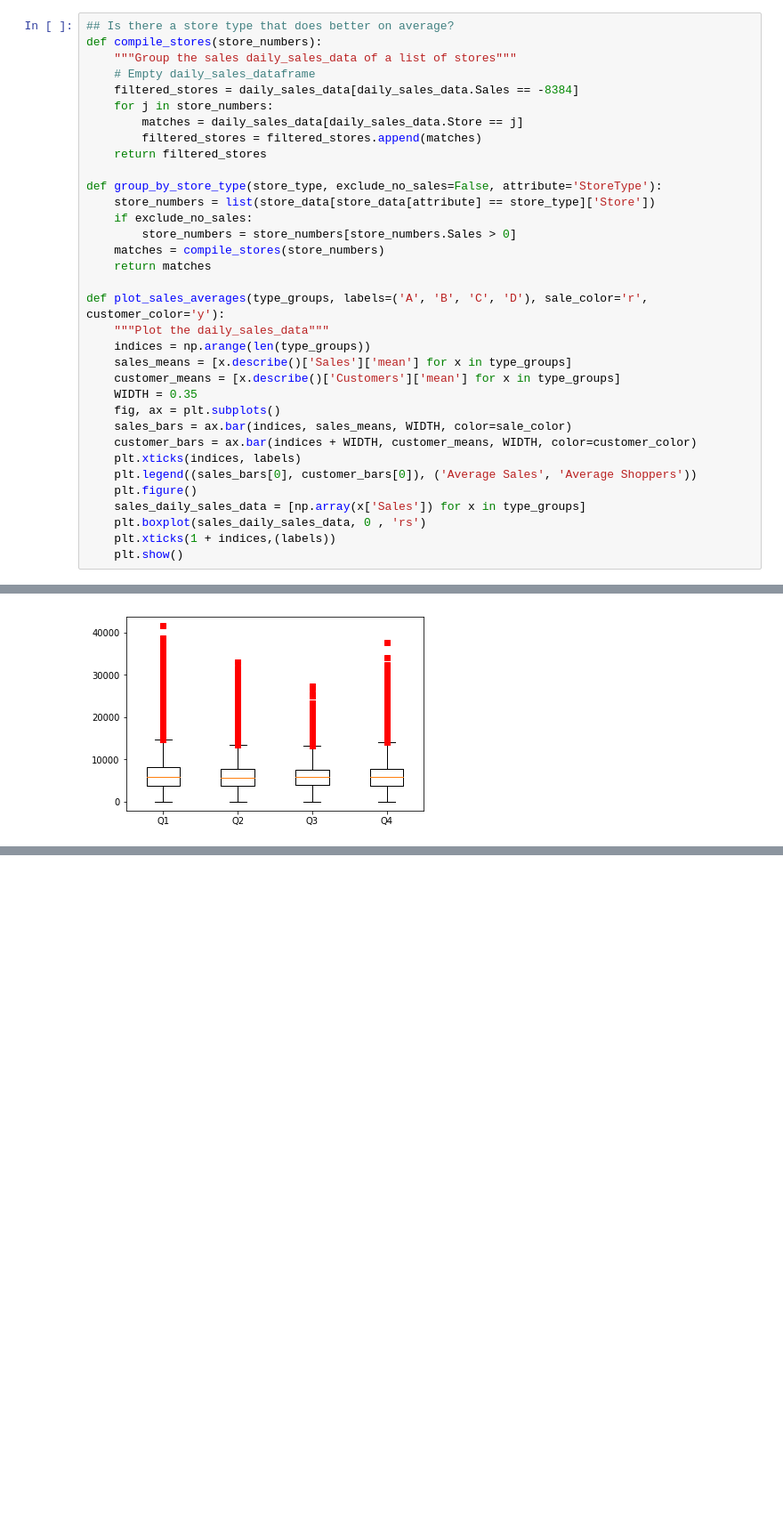
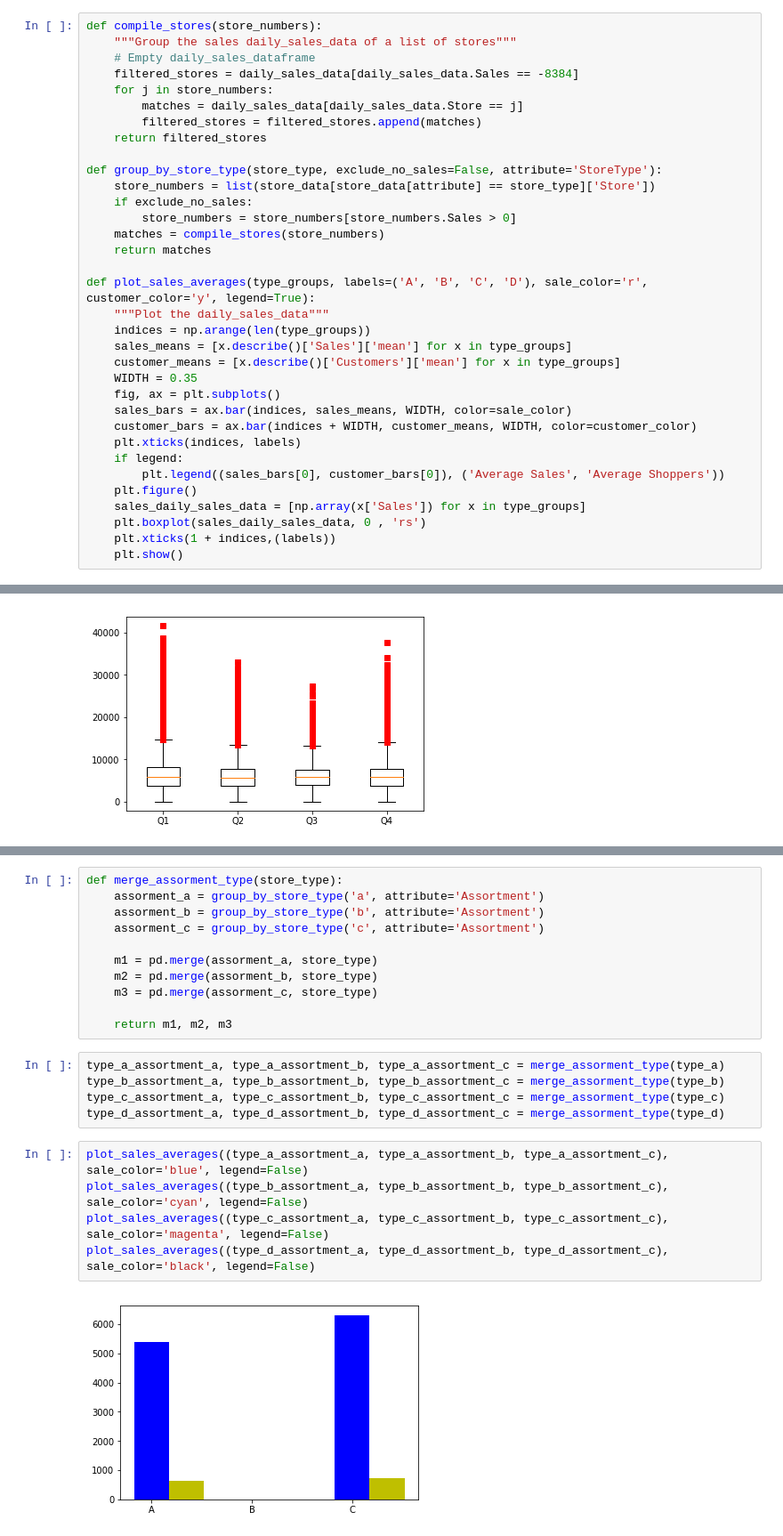
Before and after one commit to Kyle-Magee/Kaggle-Rossman, a Jupyter notebook: rossman_analysis.ipynb, the cells around one changed output, grey strips where cells are left out. Shown: that part at 89% size. Saved outputs shown, nothing was run; the diff lists cells and outputs as text; blank space fills up the shorter version.

```diff
--- a/rossman_analysis.ipynb
+++ b/rossman_analysis.ipynb
@@ -51,7 +51,6 @@ Name: Store Type / Assortment
 # %% [markdown]
 Average sales for **type B** stores are **$4000+ higher than A/C/D**
 # %%
-## Is there a store type that does better on average?
 def compile_stores(store_numbers):
     """Group the sales daily_sales_data of a list of stores"""
     # Empty daily_sales_dataframe
@@ -68,7 +67,7 @@ def group_by_store_type(store_type, exclude_no_sales=False, attribute='StoreType
     matches = compile_stores(store_numbers)
     return matches
 
-def plot_sales_averages(type_groups, labels=('A', 'B', 'C', 'D'), sale_color='r', customer_color='y'):
+def plot_sales_averages(type_groups, labels=('A', 'B', 'C', 'D'), sale_color='r', customer_color='y', legend=True):
     """Plot the daily_sales_data"""
     indices = np.arange(len(type_groups))
     sales_means = [x.describe()['Sales']['mean'] for x in type_groups]
@@ -78,7 +77,8 @@ def plot_sales_averages(type_groups, labels=('A', 'B', 'C', 'D'), sale_color='r'
     sales_bars = ax.bar(indices, sales_means, WIDTH, color=sale_color)
     customer_bars = ax.bar(indices + WIDTH, customer_means, WIDTH, color=customer_color)
     plt.xticks(indices, labels)
-    plt.legend((sales_bars[0], customer_bars[0]), ('Average Sales', 'Average Shoppers'))
+    if legend:
+        plt.legend((sales_bars[0], customer_bars[0]), ('Average Sales', 'Average Shoppers'))
     plt.figure()
     sales_daily_sales_data = [np.array(x['Sales']) for x in type_groups]
     plt.boxplot(sales_daily_sales_data, 0 , 'rs')
@@ -266,0 +225,23 @@ valid_daily_sales_data['StateHoliday'] = state_holiday_encoder.transform(valid_d
+# %%
+def merge_assorment_type(store_type):
+    assorment_a = group_by_store_type('a', attribute='Assortment')
+    assorment_b = group_by_store_type('b', attribute='Assortment')
+    assorment_c = group_by_store_type('c', attribute='Assortment')
+
+    m1 = pd.merge(assorment_a, store_type)
+    m2 = pd.merge(assorment_b, store_type)
+    m3 = pd.merge(assorment_c, store_type)
+
+    return m1, m2, m3
+# %%
+type_a_assortment_a, type_a_assortment_b, type_a_assortment_c = merge_assorment_type(type_a)
+type_b_assortment_a, type_b_assortment_b, type_b_assortment_c = merge_assorment_type(type_b)
+type_c_assortment_a, type_c_assortment_b, type_c_assortment_c = merge_assorment_type(type_c)
+type_d_assortment_a, type_d_assortment_b, type_d_assortment_c = merge_assorment_type(type_d)
+# %%
+plot_sales_averages((type_a_assortment_a, type_a_assortment_b, type_a_assortment_c), sale_color='blue', legend=False)
+plot_sales_averages((type_b_assortment_a, type_b_assortment_b, type_b_assortment_c), sale_color='cyan', legend=False)
+plot_sales_averages((type_c_assortment_a, type_c_assortment_b, type_c_assortment_c), sale_color='magenta', legend=False)
+plot_sales_averages((type_d_assortment_a, type_d_assortment_b, type_d_assortment_c), sale_color='black', legend=False)
+# %% [output]
+[figure, added]
```
Also changed, not shown: parts of 16 cells of this notebook.
